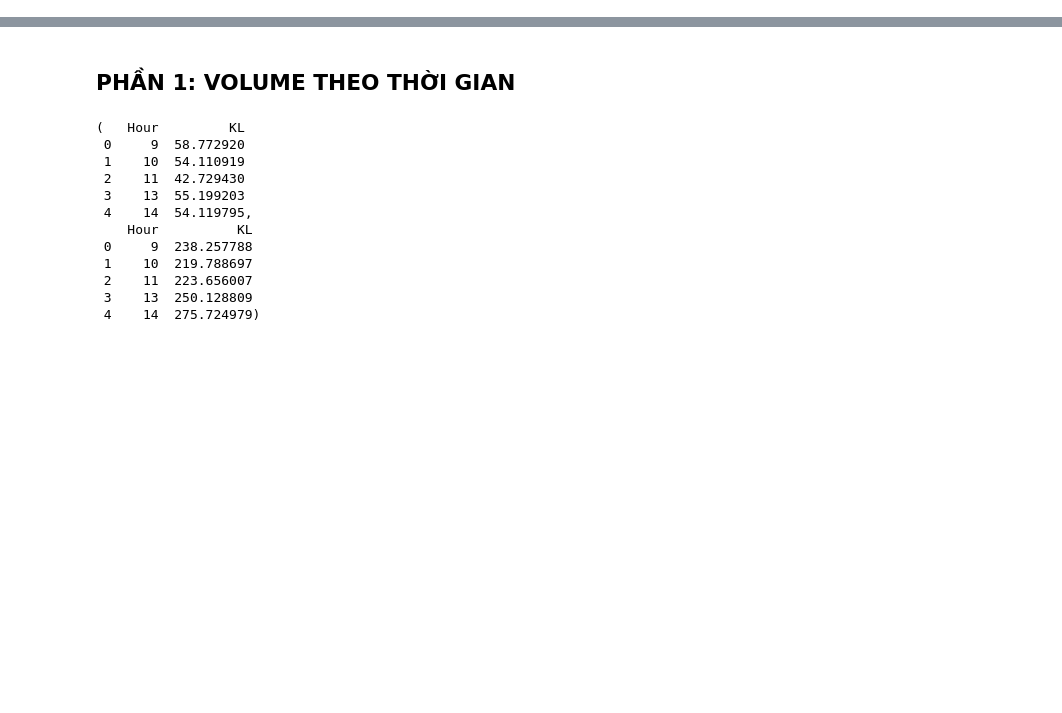
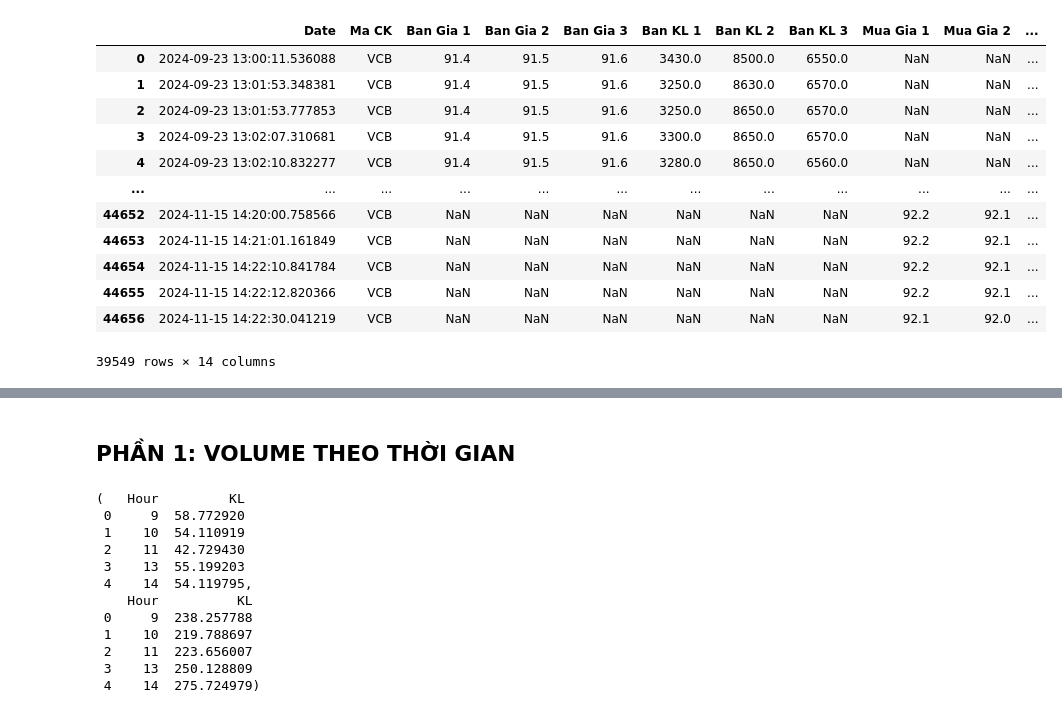
Before and after one commit to HoaPham119/thesis, a Jupyter notebook: code/data_analysis.ipynb, the cells around one changed output, grey strips where cells are left out. Cells and saved outputs as stored; diff of their text form; code cells hidden in the pictures; blank space fills up the shorter version.

```diff
--- a/code/data_analysis.ipynb
+++ b/code/data_analysis.ipynb
@@ -32,3 +32,19 @@ from data_processing import (
 data_tick = load_data()
 data_orderbook = load_data(folder="orderbook")
 data_vn30_index = load_data(folder="")
+# %%
+data_orderbook["VCB"]
+# %% [output]
+|  | Date | Ma CK | Ban Gia 1 | Ban Gia 2 | Ban Gia 3 | Ban KL 1 | Ban KL 2 | Ban KL 3 | Mua Gia 1 | Mua Gia 2 | ... |
+| 0 | 2024-09-23 13:00:11.536088 | VCB | 91.4 | 91.5 | 91.6 | 3430.0 | 8500.0 | 6550.0 | NaN | NaN | ... |
+| 1 | 2024-09-23 13:01:53.348381 | VCB | 91.4 | 91.5 | 91.6 | 3250.0 | 8630.0 | 6570.0 | NaN | NaN | ... |
+| 2 | 2024-09-23 13:01:53.777853 | VCB | 91.4 | 91.5 | 91.6 | 3250.0 | 8650.0 | 6570.0 | NaN | NaN | ... |
+| 3 | 2024-09-23 13:02:07.310681 | VCB | 91.4 | 91.5 | 91.6 | 3300.0 | 8650.0 | 6570.0 | NaN | NaN | ... |
+| 4 | 2024-09-23 13:02:10.832277 | VCB | 91.4 | 91.5 | 91.6 | 3280.0 | 8650.0 | 6560.0 | NaN | NaN | ... |
+| ... | ... | ... | ... | ... | ... | ... | ... | ... | ... | ... | ... |
+| 44652 | 2024-11-15 14:20:00.758566 | VCB | NaN | NaN | NaN | NaN | NaN | NaN | 92.2 | 92.1 | ... |
+| 44653 | 2024-11-15 14:21:01.161849 | VCB | NaN | NaN | NaN | NaN | NaN | NaN | 92.2 | 92.1 | ... |
+| 44654 | 2024-11-15 14:22:10.841784 | VCB | NaN | NaN | NaN | NaN | NaN | NaN | 92.2 | 92.1 | ... |
+| 44655 | 2024-11-15 14:22:12.820366 | VCB | NaN | NaN | NaN | NaN | NaN | NaN | 92.2 | 92.1 | ... |
+| 44656 | 2024-11-15 14:22:30.041219 | VCB | NaN | NaN | NaN | NaN | NaN | NaN | 92.1 | 92.0 | ... |
+39549 rows × 14 columns
```
Also changed, not shown: parts of 1 cell of this notebook, 10 other files.
